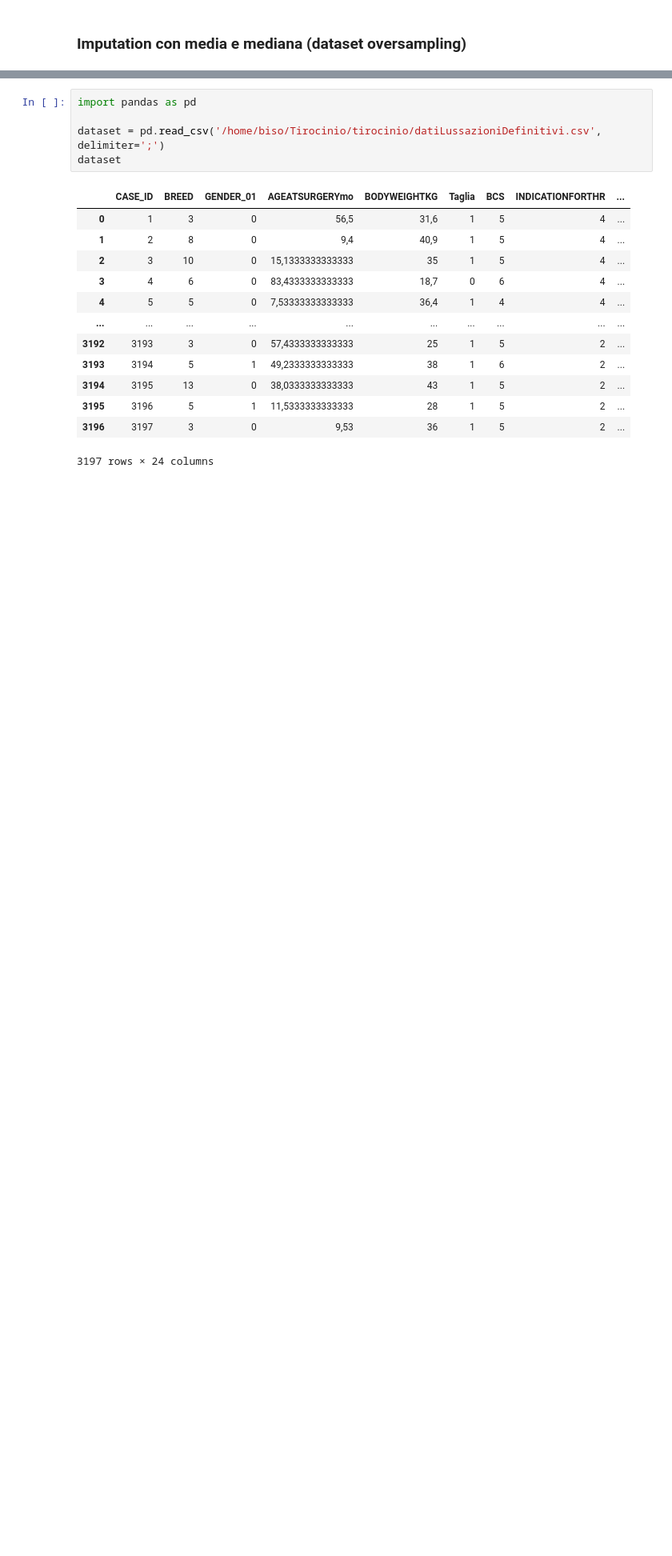
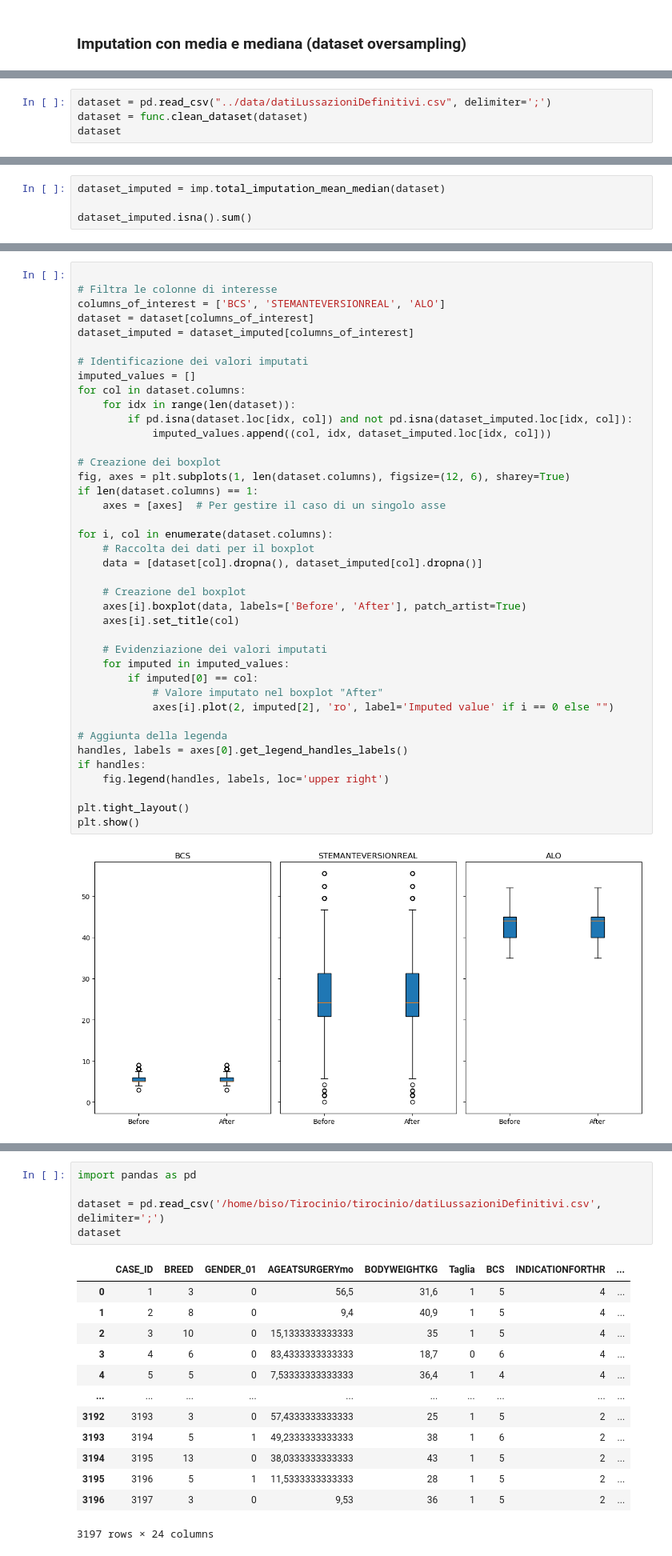
Before and after one commit to MatteoBisotti/Tirocinio, a Jupyter notebook: tirocinio/Imputation/Imputation_dataset_mean_median.ipynb, the cells around one changed output, grey strips where cells are left out. Shown at 80% size. Drawn from its saved outputs; the diff is of its cells as text; blank space fills up the shorter version.

Commit message:
sistemati notebook imputation

```diff
--- a/tirocinio/Imputation/Imputation_dataset_mean_median.ipynb
+++ b/tirocinio/Imputation/Imputation_dataset_mean_median.ipynb
@@ -2,0 +21,4 @@
+# %%
+dataset = pd.read_csv("../data/datiLussazioniDefinitivi.csv", delimiter=';')
+dataset = func.clean_dataset(dataset)
+dataset
@@ -2,0 +68,4 @@
+# %%
+dataset_imputed = imp.total_imputation_mean_median(dataset)
+
+dataset_imputed.isna().sum()
@@ -2,0 +95,42 @@
+# %%
+
+# Filtra le colonne di interesse
+columns_of_interest = ['BCS', 'STEMANTEVERSIONREAL', 'ALO']
+dataset = dataset[columns_of_interest]
+dataset_imputed = dataset_imputed[columns_of_interest]
+
+# Identificazione dei valori imputati
+imputed_values = []
+for col in dataset.columns:
+    for idx in range(len(dataset)):
+        if pd.isna(dataset.loc[idx, col]) and not pd.isna(dataset_imputed.loc[idx, col]):
+            imputed_values.append((col, idx, dataset_imputed.loc[idx, col]))
+
+# Creazione dei boxplot
+fig, axes = plt.subplots(1, len(dataset.columns), figsize=(12, 6), sharey=True)
+if len(dataset.columns) == 1:
+    axes = [axes]  # Per gestire il caso di un singolo asse
+
+for i, col in enumerate(dataset.columns):
+    # Raccolta dei dati per il boxplot
+    data = [dataset[col].dropna(), dataset_imputed[col].dropna()]
+
+    # Creazione del boxplot
+    axes[i].boxplot(data, labels=['Before', 'After'], patch_artist=True)
+    axes[i].set_title(col)
+
+    # Evidenziazione dei valori imputati
+    for imputed in imputed_values:
+        if imputed[0] == col:
+            # Valore imputato nel boxplot "After"
+            axes[i].plot(2, imputed[2], 'ro', label='Imputed value' if i == 0 else "")
+
+# Aggiunta della legenda
+handles, labels = axes[0].get_legend_handles_labels()
+if handles:
+    fig.legend(handles, labels, loc='upper right')
+
+plt.tight_layout()
+plt.show()
+# %% [output]
+[figure, added]
```
Also changed, not shown: parts of 8 cells of this notebook, 7 other files.
